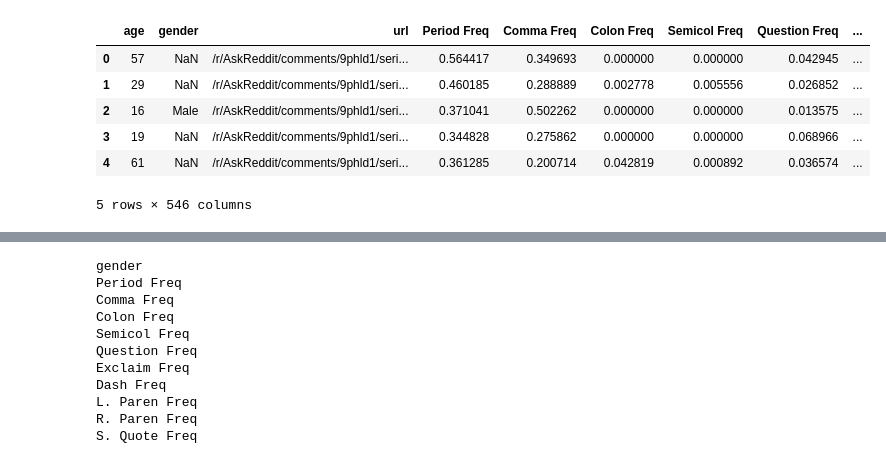
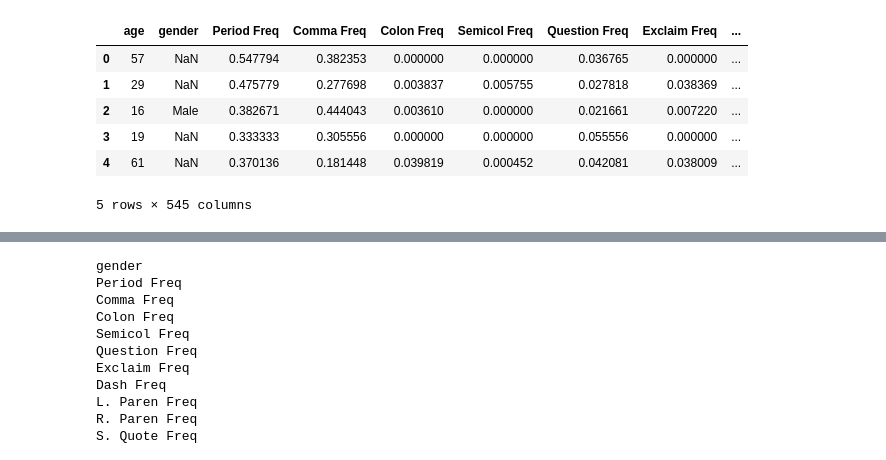
Before and after one commit to wadekb22/attributes_from_punctuation, a Jupyter notebook: data_prep.ipynb, the cells around one changed output, grey strips where cells are left out. Saved outputs shown, nothing was run; the diff lists cells and outputs as text; code cells hidden in the pictures.

Commit message:
New stats file

```diff
--- a/data_prep.ipynb
+++ b/data_prep.ipynb
@@ -1,16 +1,16 @@
 # %%
 import pandas as pd
 # %%
-df = pd.read_csv("stats.csv")
+df = pd.read_csv("stats_nourl.csv")
 # Preview the first 5 lines of the loaded data
 df.head()
 # %% [output]
-|  | age | gender | url | Period Freq | Comma Freq | Colon Freq | Semicol Freq | Question Freq | ... |
-| 0 | 57 | NaN | /r/AskReddit/comments/9phld1/seri... | 0.564417 | 0.349693 | 0.000000 | 0.000000 | 0.042945 | ... |
-| 1 | 29 | NaN | /r/AskReddit/comments/9phld1/seri... | 0.460185 | 0.288889 | 0.002778 | 0.005556 | 0.026852 | ... |
-| 2 | 16 | Male | /r/AskReddit/comments/9phld1/seri... | 0.371041 | 0.502262 | 0.000000 | 0.000000 | 0.013575 | ... |
-| 3 | 19 | NaN | /r/AskReddit/comments/9phld1/seri... | 0.344828 | 0.275862 | 0.000000 | 0.000000 | 0.068966 | ... |
-| 4 | 61 | NaN | /r/AskReddit/comments/9phld1/seri... | 0.361285 | 0.200714 | 0.042819 | 0.000892 | 0.036574 | ... |
+|  | age | gender | Period Freq | Comma Freq | Colon Freq | Semicol Freq | Question Freq | Exclaim Freq | ... |
+| 0 | 57 | NaN | 0.547794 | 0.382353 | 0.000000 | 0.000000 | 0.036765 | 0.000000 | ... |
+| 1 | 29 | NaN | 0.475779 | 0.277698 | 0.003837 | 0.005755 | 0.027818 | 0.038369 | ... |
+| 2 | 16 | Male | 0.382671 | 0.444043 | 0.003610 | 0.000000 | 0.021661 | 0.007220 | ... |
+| 3 | 19 | NaN | 0.333333 | 0.305556 | 0.000000 | 0.000000 | 0.055556 | 0.000000 | ... |
+| 4 | 61 | NaN | 0.370136 | 0.181448 | 0.039819 | 0.000452 | 0.042081 | 0.038009 | ... |
-5 rows × 546 columns
+5 rows × 545 columns
 # %%
 bins = 10
```
Also changed, not shown: parts of 4 cells of this notebook, 4 other files.
